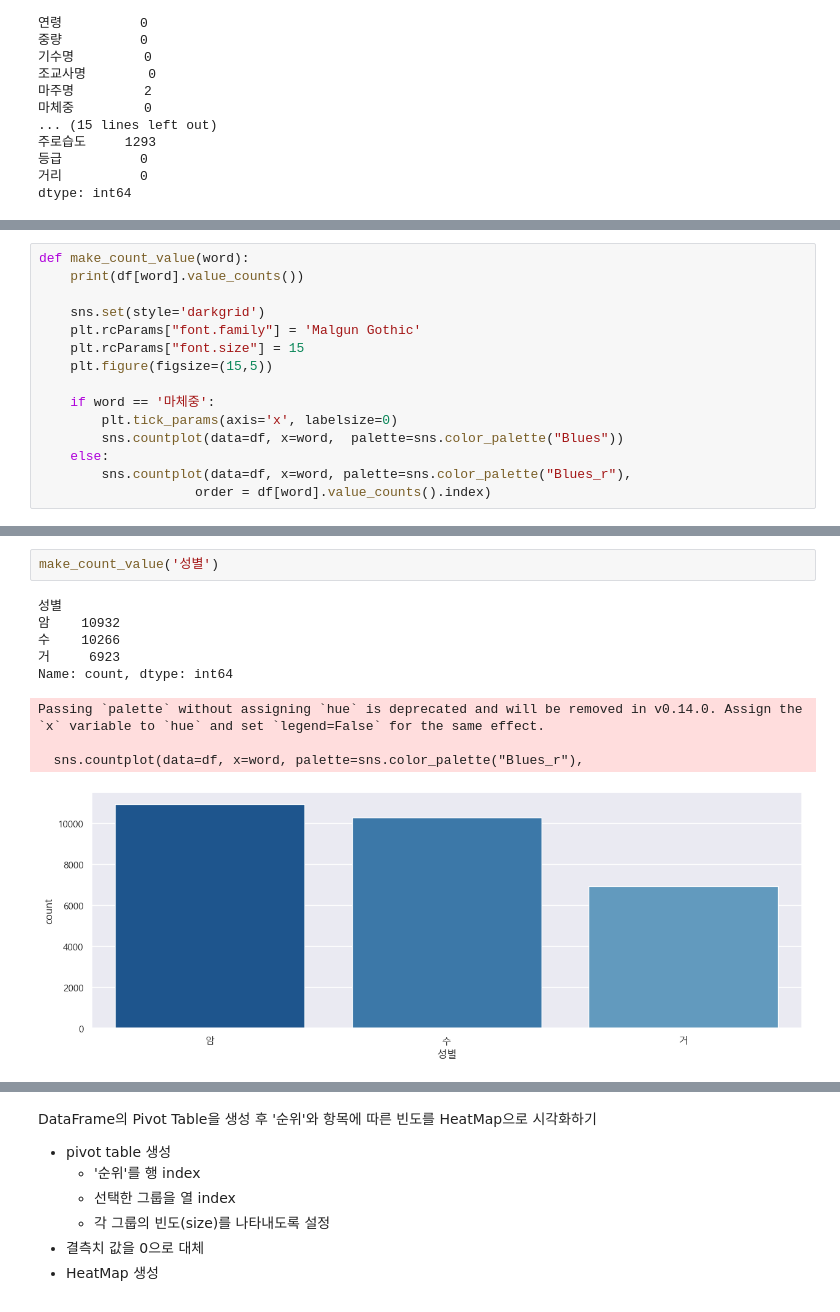
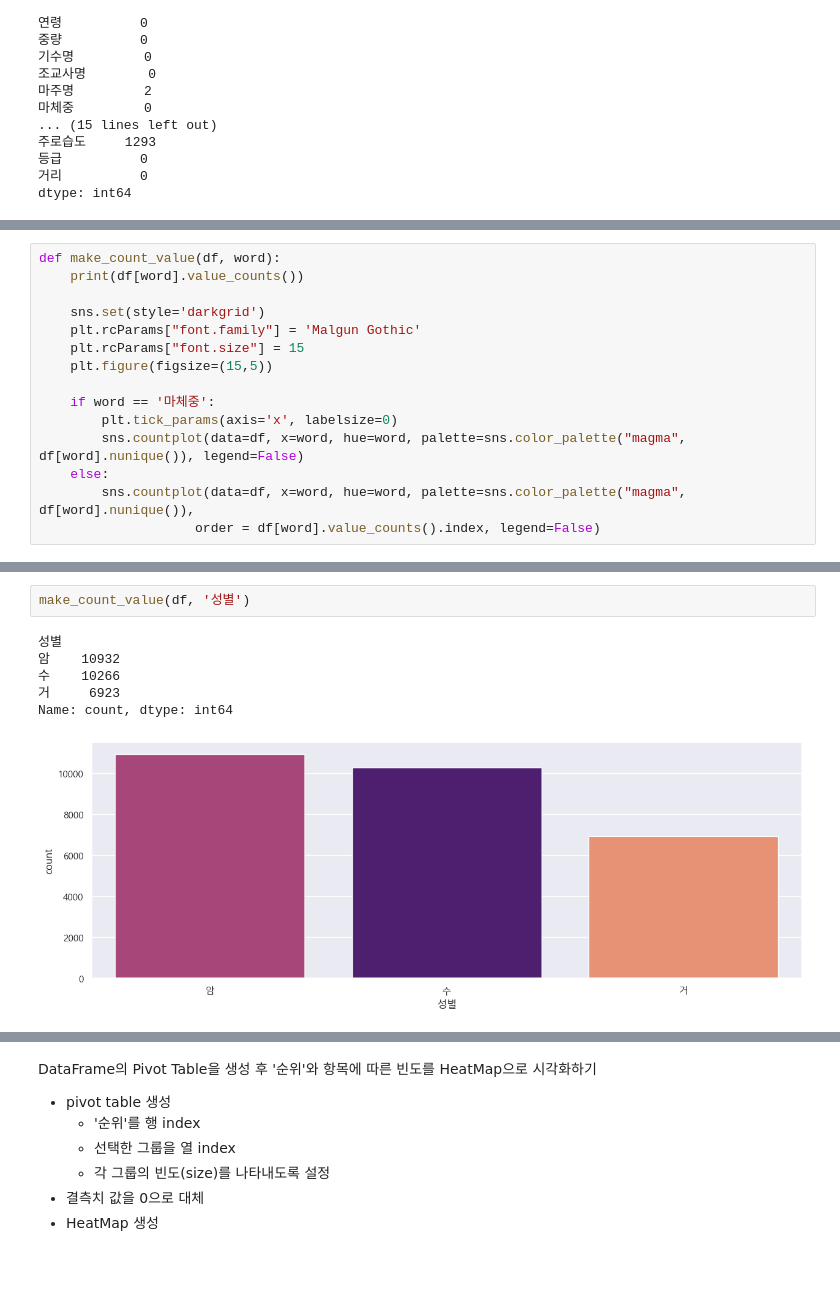
Before and after one commit to KimDongHyun0907/Sesac_openAI, a Jupyter notebook: 데이터 분석 및 시각화/판다스/데이터분석_제출과제.ipynb, the cells around one changed output, grey strips where cells are left out. Saved outputs shown, nothing was run; the diff lists cells and outputs as text; blank space fills up the shorter version.

```diff
--- a/데이터 분석 및 시각화/판다스/데이터분석_제출과제.ipynb
+++ b/데이터 분석 및 시각화/판다스/데이터분석_제출과제.ipynb
@@ -96,7 +96,7 @@ dtype: int64
   - 빈도수에 따라 내림차순으로 정렬하여 plot에 표시
   - 다만 '마체중'은 x축 레이블을 숨김.
 # %%
-def make_count_value(word):
+def make_count_value(df, word):
     print(df[word].value_counts())
 
     sns.set(style='darkgrid')
@@ -106,8 +106,8 @@ def make_count_value(word):
 
     if word == '마체중':
         plt.tick_params(axis='x', labelsize=0)
-        sns.countplot(data=df, x=word,  palette=sns.color_palette("Blues"))
+        sns.countplot(data=df, x=word, hue=word, palette=sns.color_palette("magma", df[word].nunique()), legend=False)
     else:
-        sns.countplot(data=df, x=word, palette=sns.color_palette("Blues_r"),
-                    order = df[word].value_counts().index)
+        sns.countplot(data=df, x=word, hue=word, palette=sns.color_palette("magma", df[word].nunique()),
+                    order = df[word].value_counts().index, legend=False)
 # %%
@@ -133,13 +128,10 @@ The palette list has fewer values (6) than needed (9) and will cycle, which may
 # %%
-make_count_value('성별')
+make_count_value(df, '성별')
 # %% [output]
 성별
 암    10932
 수    10266
 거     6923
 Name: count, dtype: int64
-Passing `palette` without assigning `hue` is deprecated and will be removed in v0.14.0. Assign the `x` variable to `hue` and set `legend=False` for the same effect.
-
-  sns.countplot(data=df, x=word, palette=sns.color_palette("Blues_r"),
-[figure, old version]
+[figure, new version]
 # %%
```
Also changed, not shown: parts of 9 cells of this notebook.
